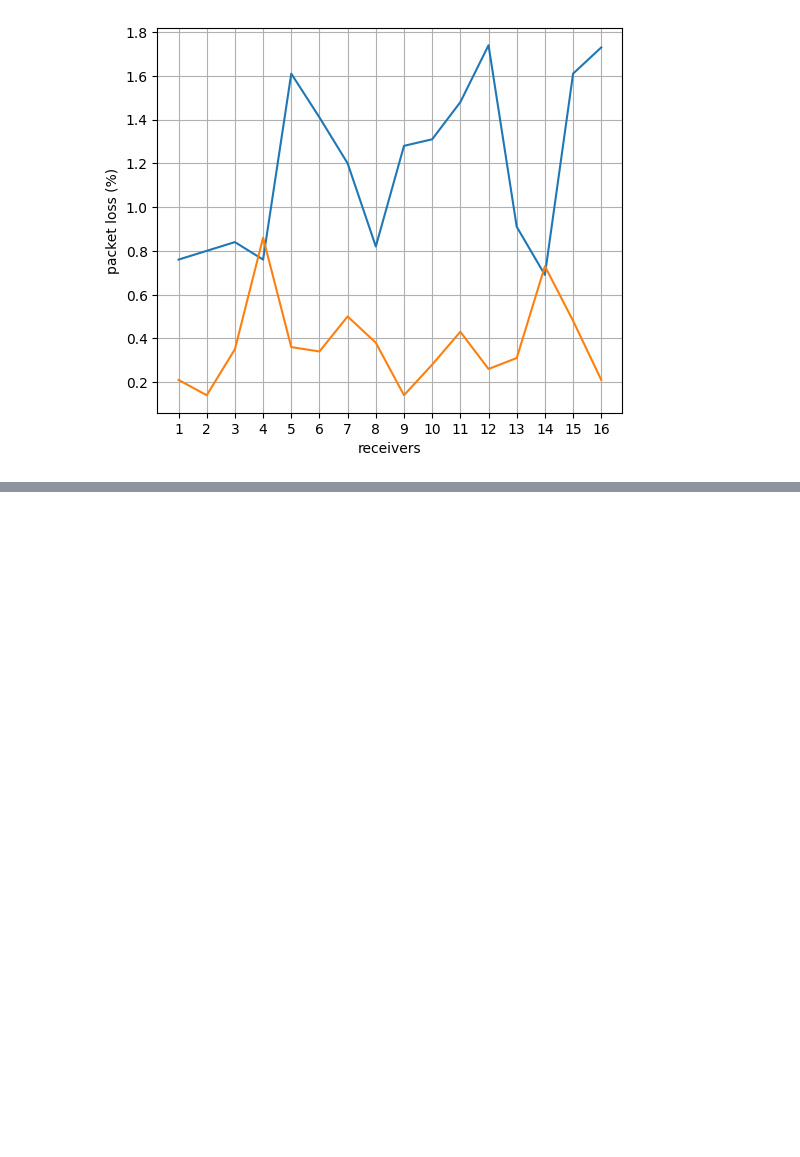
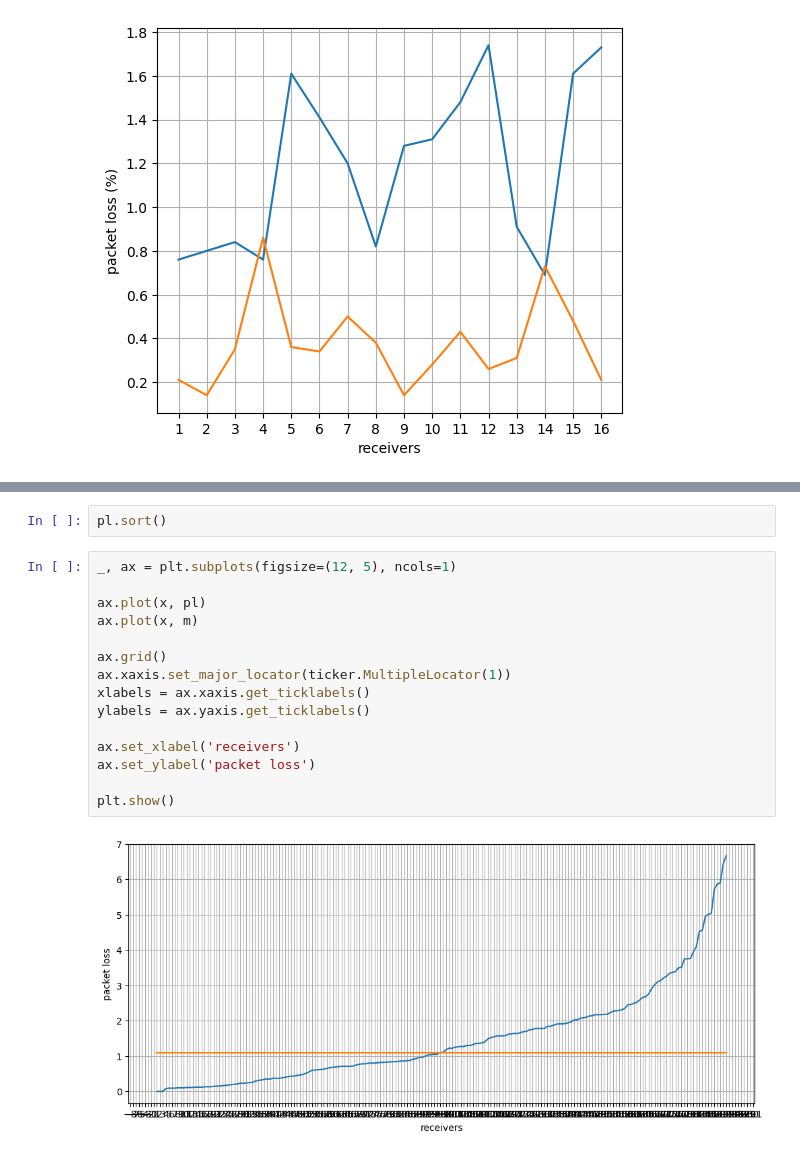
Before and after one commit to Krynegal/SDN_modeling_system, a Jupyter notebook: parser/datParser.ipynb, the cells around one changed output, grey strips where cells are left out. Drawn from its saved outputs; the diff is of its cells as text; blank space fills up the shorter version.

```diff
--- a/parser/datParser.ipynb
+++ b/parser/datParser.ipynb
@@ -1304,0 +1328,19 @@ mean packet loss: 0.37375 %
+# %%
+pl.sort()
+# %%
+_, ax = plt.subplots(figsize=(12, 5), ncols=1)
+
+ax.plot(x, pl)
+ax.plot(x, m)
+
+ax.grid()
+ax.xaxis.set_major_locator(ticker.MultipleLocator(1))
+xlabels = ax.xaxis.get_ticklabels()
+ylabels = ax.yaxis.get_ticklabels()
+
+ax.set_xlabel('receivers')
+ax.set_ylabel('packet loss')
+
+plt.show()
+# %% [output]
+[figure, added]
```
Also changed, not shown: parts of 3 cells of this notebook, 5 other files.
